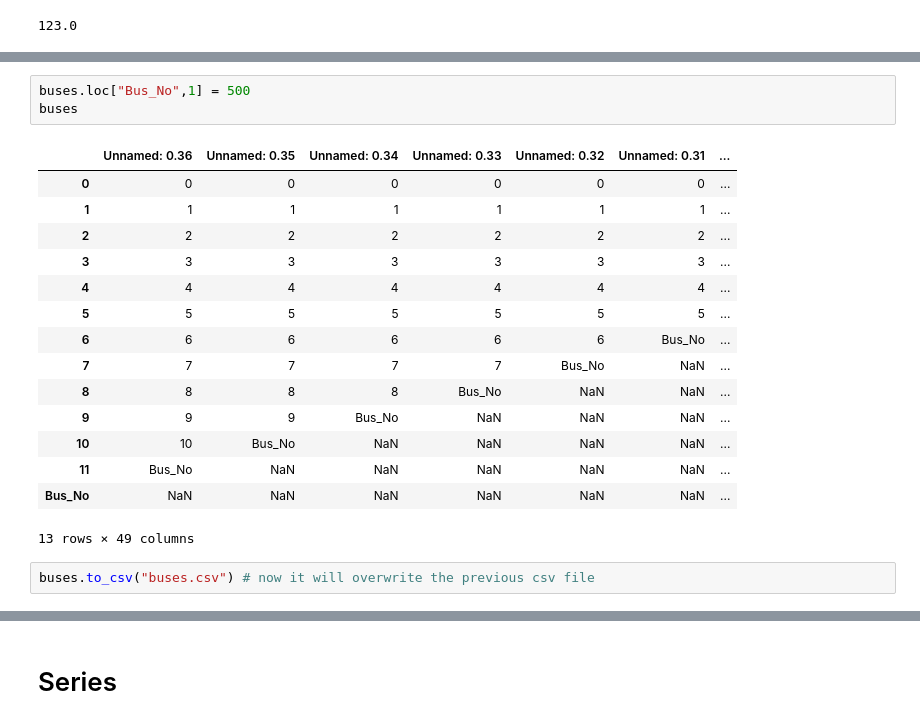
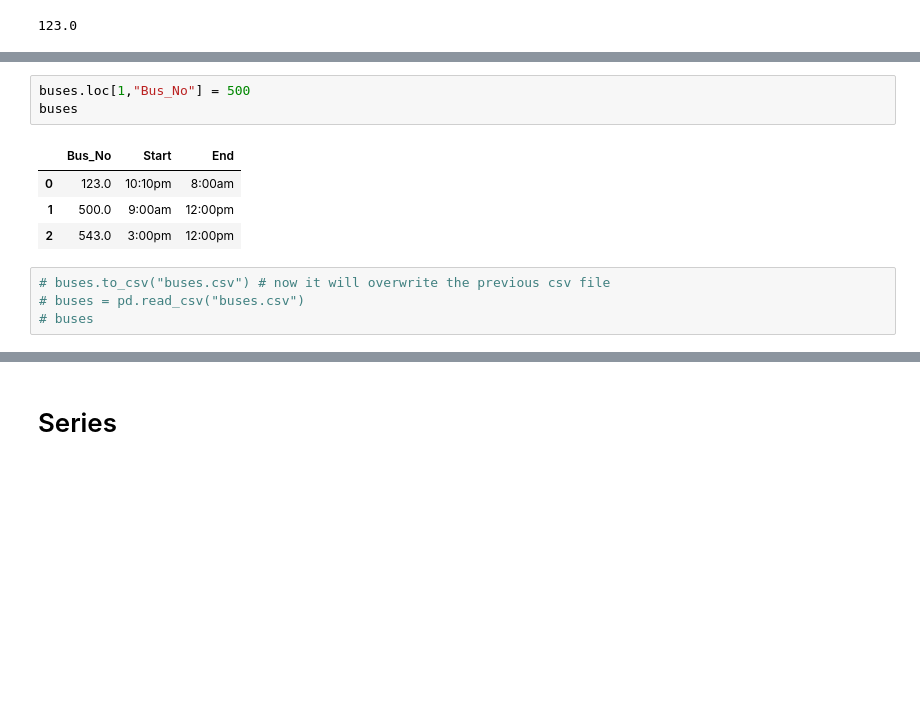
Before and after one commit to atkaridarshan04/Python, a Jupyter notebook: Pandas/Pandas.ipynb, the cells around one changed output, grey strips where cells are left out. Cells and saved outputs as stored; diff of their text form; blank space fills up the shorter version.

```diff
--- a/Pandas/Pandas.ipynb
+++ b/Pandas/Pandas.ipynb
@@ -99,21 +80,12 @@ buses["Start"][1]
 # %%
-buses.loc["Bus_No",1] = 500
+buses.loc[1,"Bus_No"] = 500
 buses
 # %% [output]
-|  | Unnamed: 0.36 | Unnamed: 0.35 | Unnamed: 0.34 | Unnamed: 0.33 | Unnamed: 0.32 | Unnamed: 0.31 | ... |
-| 0 | 0 | 0 | 0 | 0 | 0 | 0 | ... |
-| 1 | 1 | 1 | 1 | 1 | 1 | 1 | ... |
-| 2 | 2 | 2 | 2 | 2 | 2 | 2 | ... |
-| 3 | 3 | 3 | 3 | 3 | 3 | 3 | ... |
-| 4 | 4 | 4 | 4 | 4 | 4 | 4 | ... |
-| 5 | 5 | 5 | 5 | 5 | 5 | 5 | ... |
-| 6 | 6 | 6 | 6 | 6 | 6 | Bus_No | ... |
-| 7 | 7 | 7 | 7 | 7 | Bus_No | NaN | ... |
-| 8 | 8 | 8 | 8 | Bus_No | NaN | NaN | ... |
-| 9 | 9 | 9 | Bus_No | NaN | NaN | NaN | ... |
-| 10 | 10 | Bus_No | NaN | NaN | NaN | NaN | ... |
-| 11 | Bus_No | NaN | NaN | NaN | NaN | NaN | ... |
-| Bus_No | NaN | NaN | NaN | NaN | NaN | NaN | ... |
+|  | Bus_No | Start | End |
+| 0 | 123.0 | 10:10pm | 8:00am |
+| 1 | 500.0 | 9:00am | 12:00pm |
+| 2 | 543.0 | 3:00pm | 12:00pm |
-13 rows × 49 columns
 # %%
-buses.to_csv("buses.csv") # now it will overwrite the previous csv file
+# buses.to_csv("buses.csv") # now it will overwrite the previous csv file
+# buses = pd.read_csv("buses.csv")
+# buses
```
Also changed, not shown: parts of 51 cells of this notebook, 1 other file.
